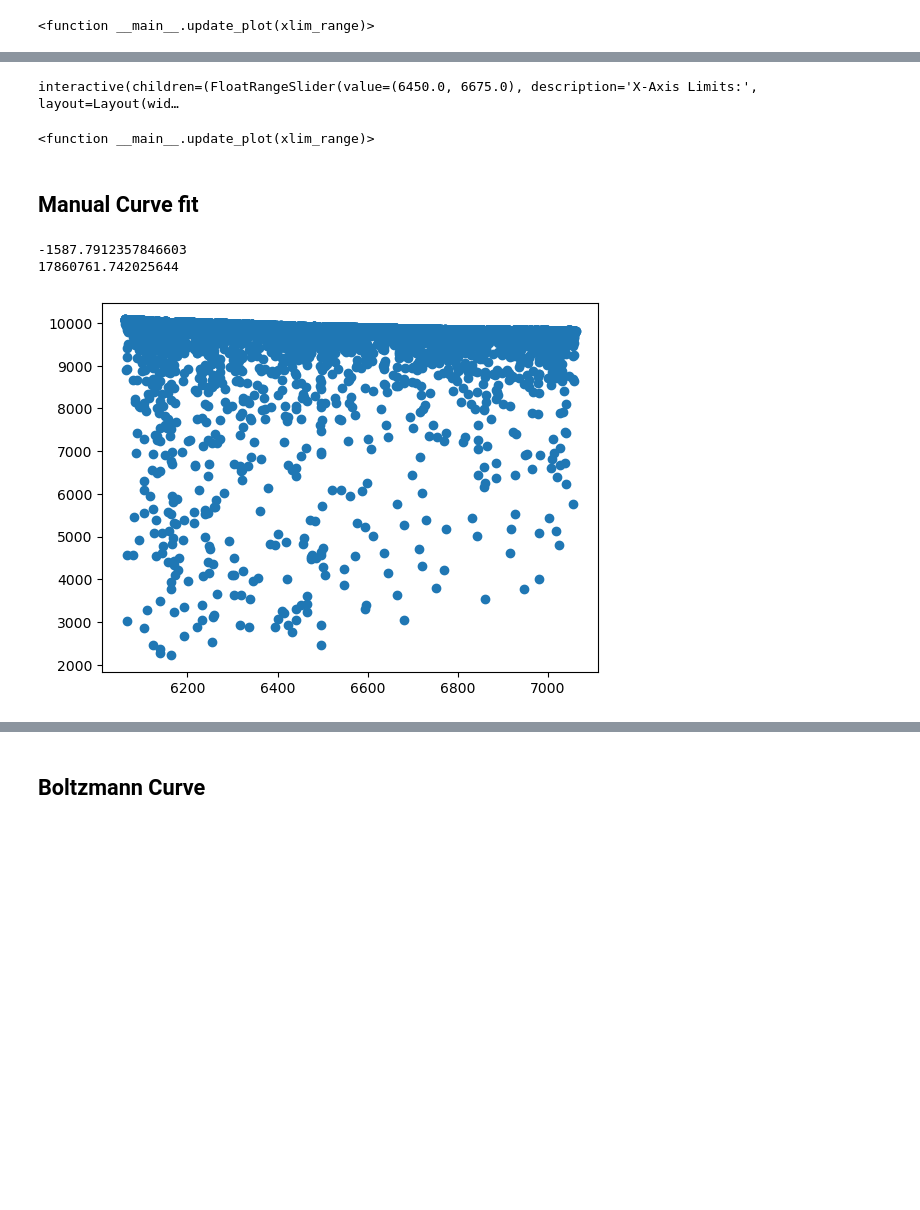
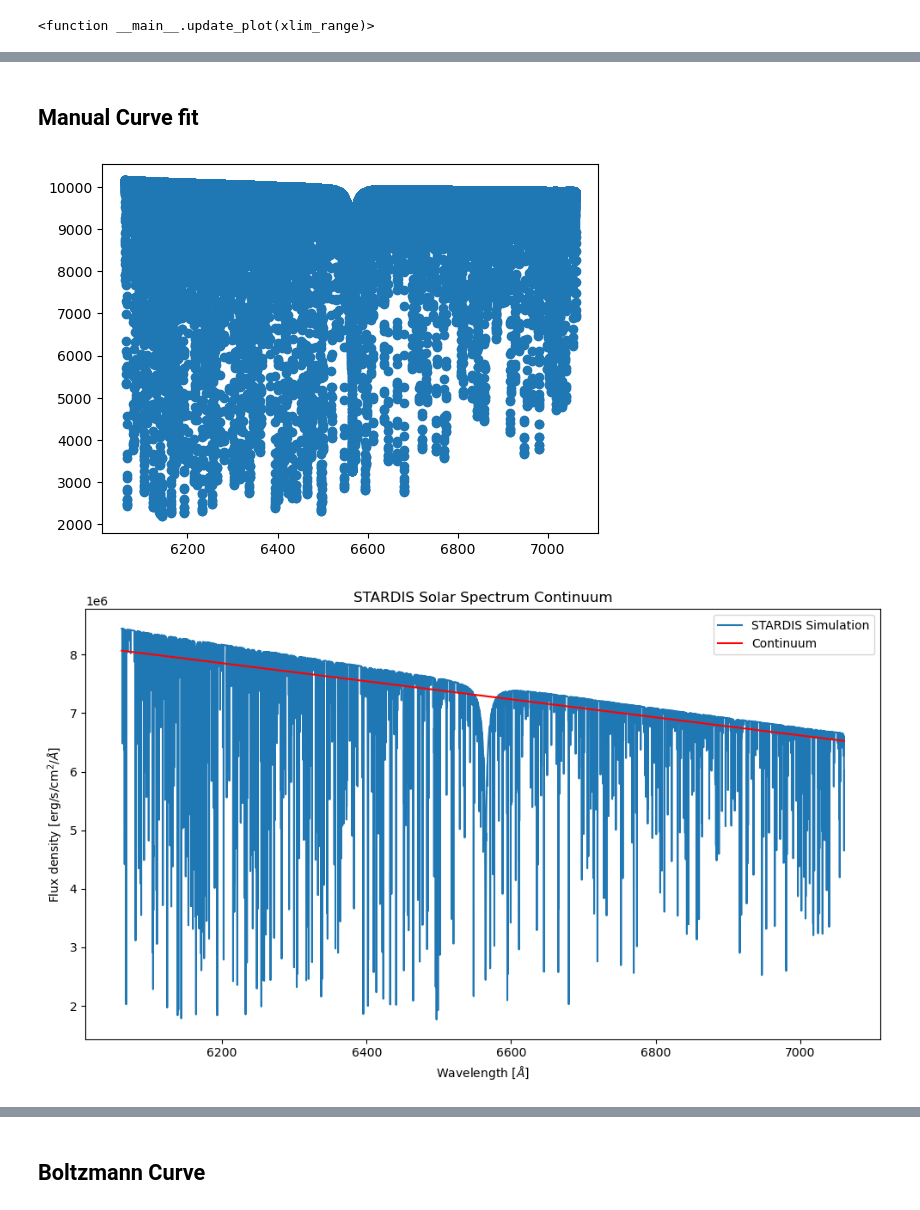
Before and after one commit to Keshavj-07/first_proj, a Jupyter notebook: scripts/Solar_Spectrum.ipynb, the cells around one changed output, grey strips where cells are left out. Saved outputs shown, nothing was run; the diff lists cells and outputs as text; code cells hidden in the pictures; blank space fills up the shorter version.

Commit message:
Functionalized NB

```diff
--- a/scripts/Solar_Spectrum.ipynb
+++ b/scripts/Solar_Spectrum.ipynb
@@ -19,14 +21,20 @@ To get the continuum from stardis, set 'disable = True' in the line section in y
 # %%
 # Defines the range for the simulated wavelegths
-tracing_lambdas = np.mgrid[6061:7061:0.01] * u.Angstrom
-sim = run_stardis("stardis_example.yml", tracing_lambdas)
-sim2 = run_stardis("Nolines.yml", tracing_lambdas)
+sim_delta_lambda = 0.01 * u.Angstrom
+obs_w_lambda = 1.0 * u.Angstrom
+
+tracing_wavelengths = np.mgrid[6061 : 7061 : sim_delta_lambda.value] * u.Angstrom
+sim_full = run_stardis("stardis_example.yml", tracing_wavelengths)
+sim_nolines = run_stardis("Nolines.yml", tracing_wavelengths)
 
 # Get Observed Spectrum data and convert to vacuum
-data = pd.read_csv("../data/getSolarSpectrumDB.dat", skipinitialspace=True)
-wave = data.iloc[:, 0]
-flux = data.iloc[:, 1]
-wave_vac = convert_wavelength_air2vacuum(wave)
+obs_df = pd.read_csv("../data/getSolarSpectrumDB.dat", skipinitialspace=True)
+obs_wave = convert_wavelength_air2vacuum(obs_df.iloc[:, 0])
+obs_flux = obs_df.iloc[:, 1]
 
-# Normalize the simulated flux
-y_norm = sim.spectrum_lambda / sim2.spectrum_lambda * 9932
+# Normalize and convolve the simulated flux
+sim_normalized_flux = sim_full.spectrum_lambda / sim_nolines.spectrum_lambda * 10000
+
+obs_sigma_lambda = obs_w_lambda / 2.355
+obs_sigma_pix = obs_sigma_lambda / sim_delta_lambda
+sim_convolved_flux = nd.gaussian_filter1d(sim_normalized_flux, obs_sigma_pix)
@@ -95,52 +139,22 @@ bass_compare(sim.lambdas, convolved_flux, sim_o.lambdas, y_o)
-# %%
-def update_plot(xlim_range):
-    plt.figure(figsize=(10, 6))
-    plt.plot(sim_o_2.lambdas, convolved_y_flux, label="Modified O2 Spectrum", color="black", alpha=0.6)
-    plt.plot(sim.lambdas, convolved_flux, label="STARDIS Simulation")
-    plt.xlim((xlim_range[0], xlim_range[1]))
-    plt.ylim((0000, 10000))
-    plt.title("STARDIS Solar Spectrum")
-    plt.xlabel(r"Wavelength [$\AA$]")
-    plt.ylabel(r"Flux density [erg/s/cm$^2$/$\AA$]")
-    plt.tight_layout()
-    plt.vlines(6282.6, ymin=0, ymax=10000, color="red", label="O2 A line")
-    plt.legend()
-    plt.show()
-
-
-# Create range slider (min, max)
-interact(
-    update_plot,
-    xlim_range=widgets.FloatRangeSlider(
-        value=[6450, 6675],
-        min=6000,
-        max=7000,
-        step=1,
-        description="X-Axis Limits:",
-        layout=widgets.Layout(width="80%"),
-    ),
-)
-# %% [output]
-interactive(children=(FloatRangeSlider(value=(6450.0, 6675.0), description='X-Axis Limits:', layout=Layout(wid…
-<function __main__.update_plot(xlim_range)>
 # %% [markdown]
 ## Manual Curve fit
 # %%
 # Genrate a curve fit for the spectrum
-x = sim.lambdas.value
-y = sim.spectrum_lambda.value
+x = sim_full.lambdas.value
+y = sim_full.spectrum_lambda.value
 
 slope, intercept = np.polyfit(x, y, 1)
 result = np.array(x) * slope + intercept
 # Result is the fitted line,
 # we can use it to get the new y values for the plot
 
-y_new = sim.spectrum_lambda / result * 9700
+y_new = sim_full.spectrum_lambda / result * 9700
+plt.plot(x, y_new, "o", label="Data")
 
-plt.plot(x, y_new, "o", label="Data")
-print(slope)
-print(intercept)
+continuum_visualizer(
+    sim_full.lambdas, sim_full.spectrum_lambda, sim_full.lambdas, result
+)
+bass_compare(obs_wave, obs_flux, sim_full.lambdas, y_new)
 # %% [output]
--1587.7912357846603
-17860761.742025644
-[figure, old version]
+[figure, new version]
+[figure, added]
```
Also changed, not shown: parts of 24 cells of this notebook, 3 other files.
